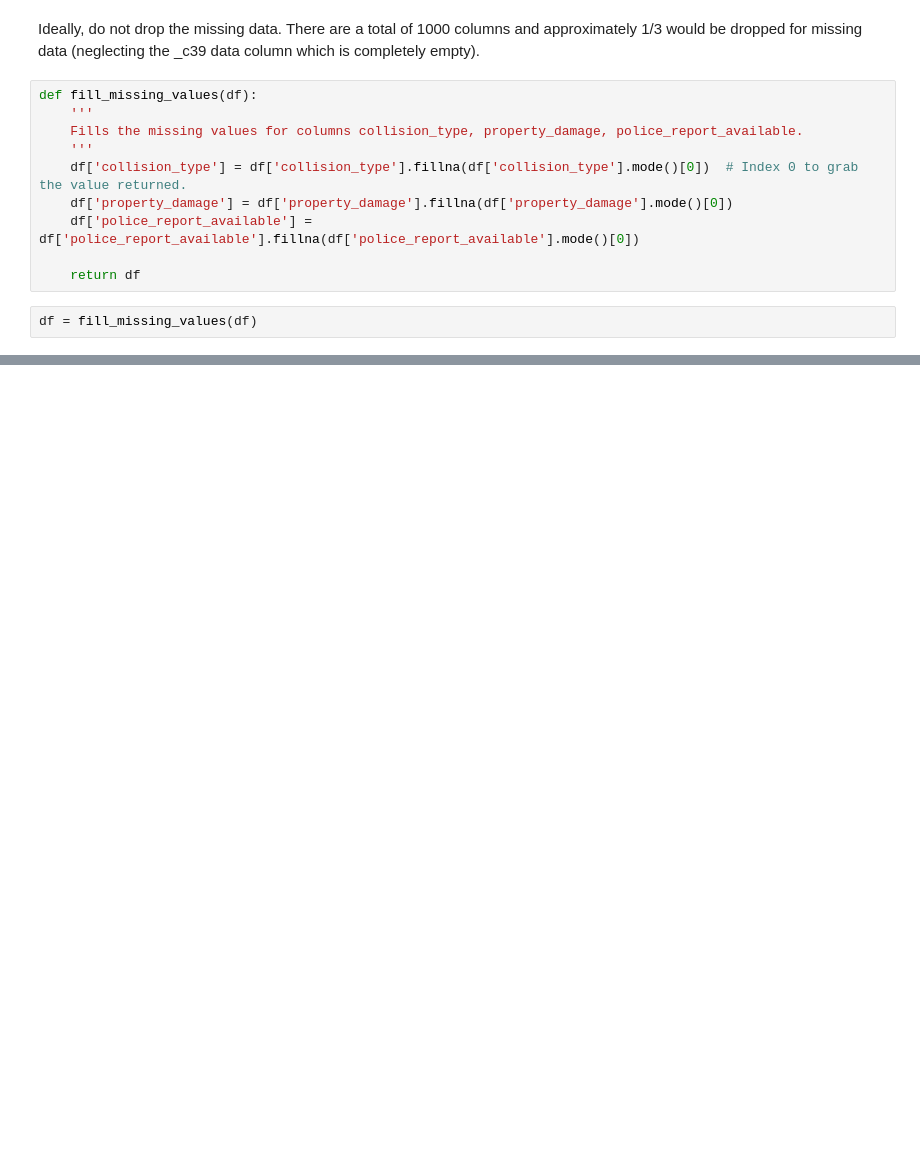
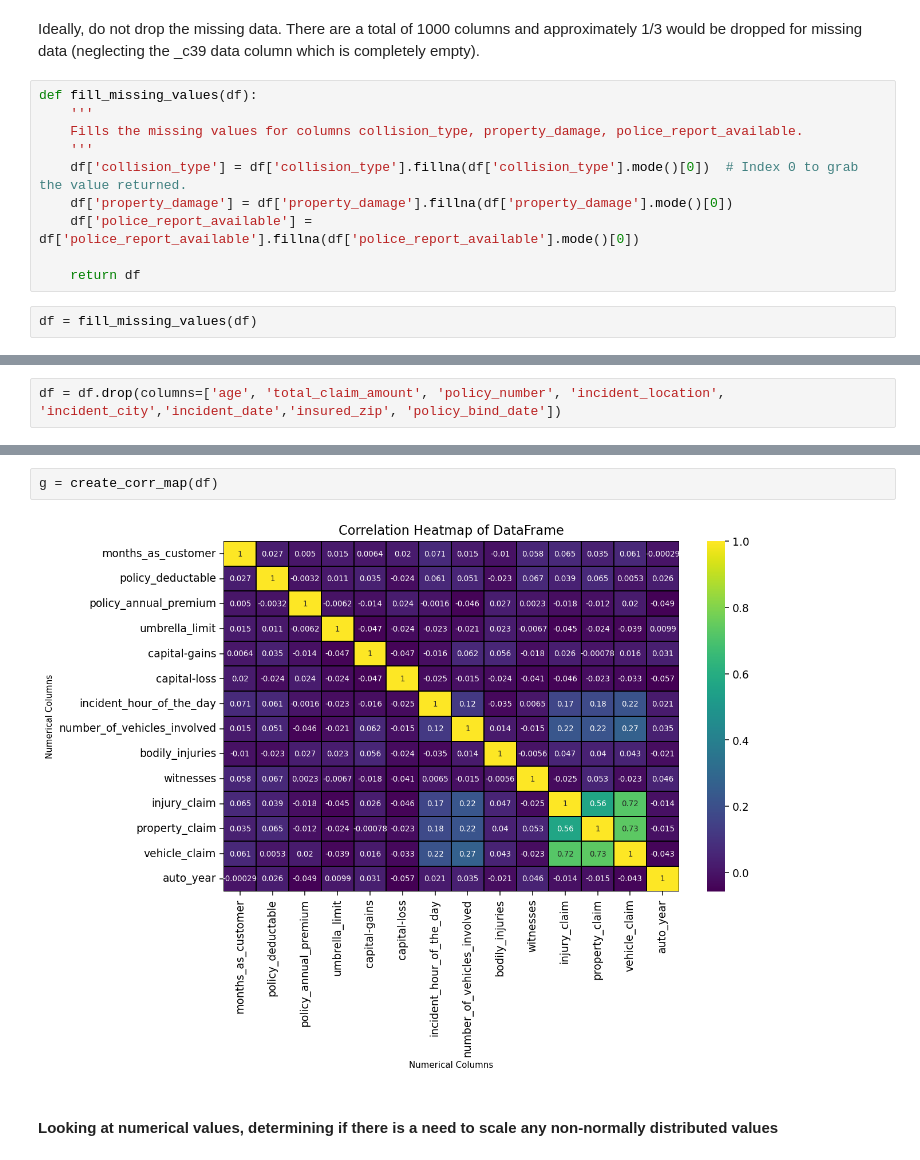
Before and after one commit to kcao22/insurance_fraud, a Jupyter notebook: exploration.ipynb, the cells around one changed output, grey strips where cells are left out. Saved outputs shown, nothing was run; the diff lists cells and outputs as text; blank space fills up the shorter version.

```diff
--- a/exploration.ipynb
+++ b/exploration.ipynb
@@ -119,0 +279,2 @@ df = fill_missing_values(df)
+# %%
+df = df.drop(columns=['age', 'total_claim_amount', 'policy_number', 'incident_location', 'incident_city','incident_date','insured_zip', 'policy_bind_date'])
@@ -119,0 +302,6 @@ df = fill_missing_values(df)
+# %%
+g = create_corr_map(df)
+# %% [output]
+[figure, added]
+# %% [markdown]
+#### Looking at numerical values, determining if there is a need to scale any non-normally distributed values
```
Also changed, not shown: parts of 21 cells of this notebook, 1 other file.
